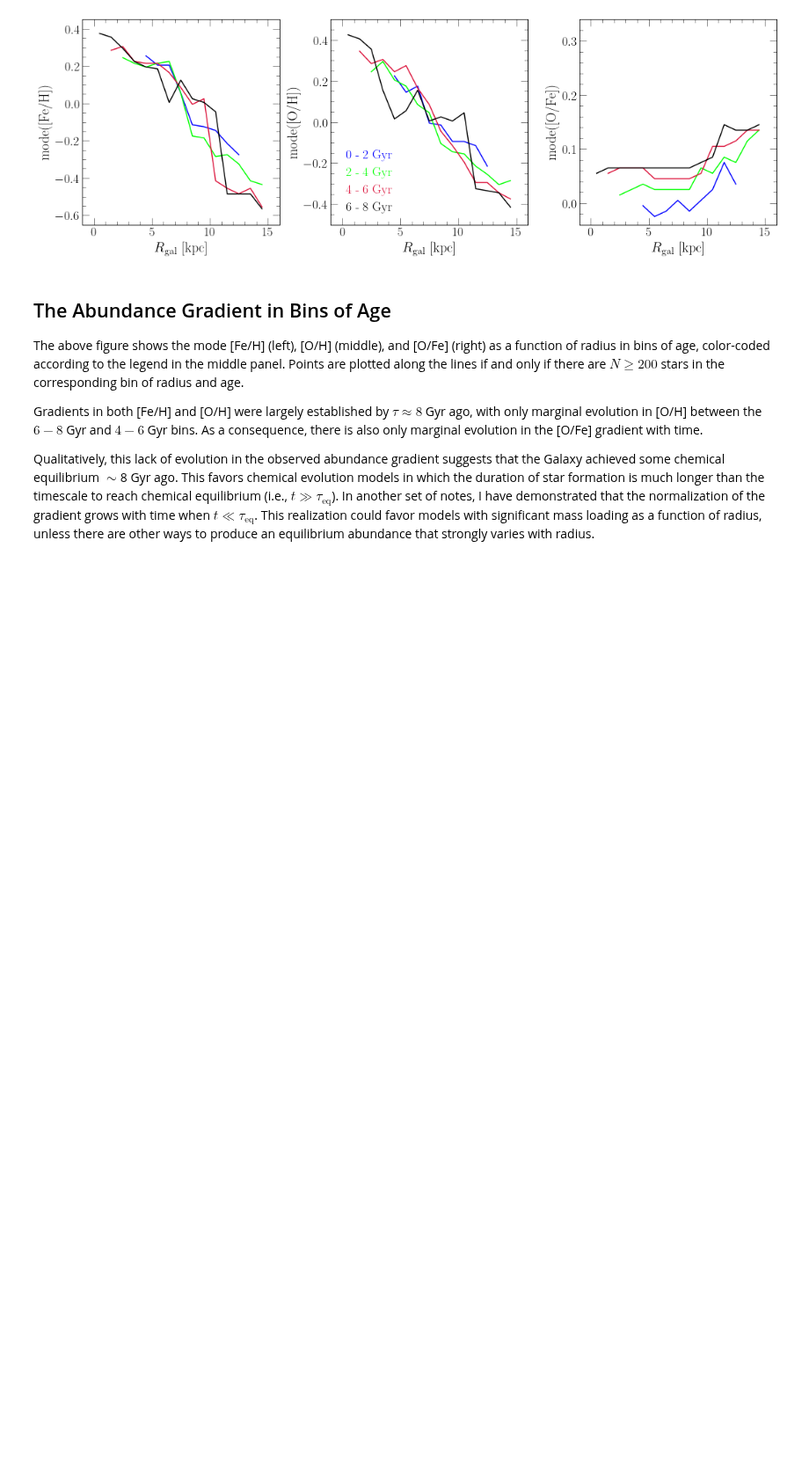
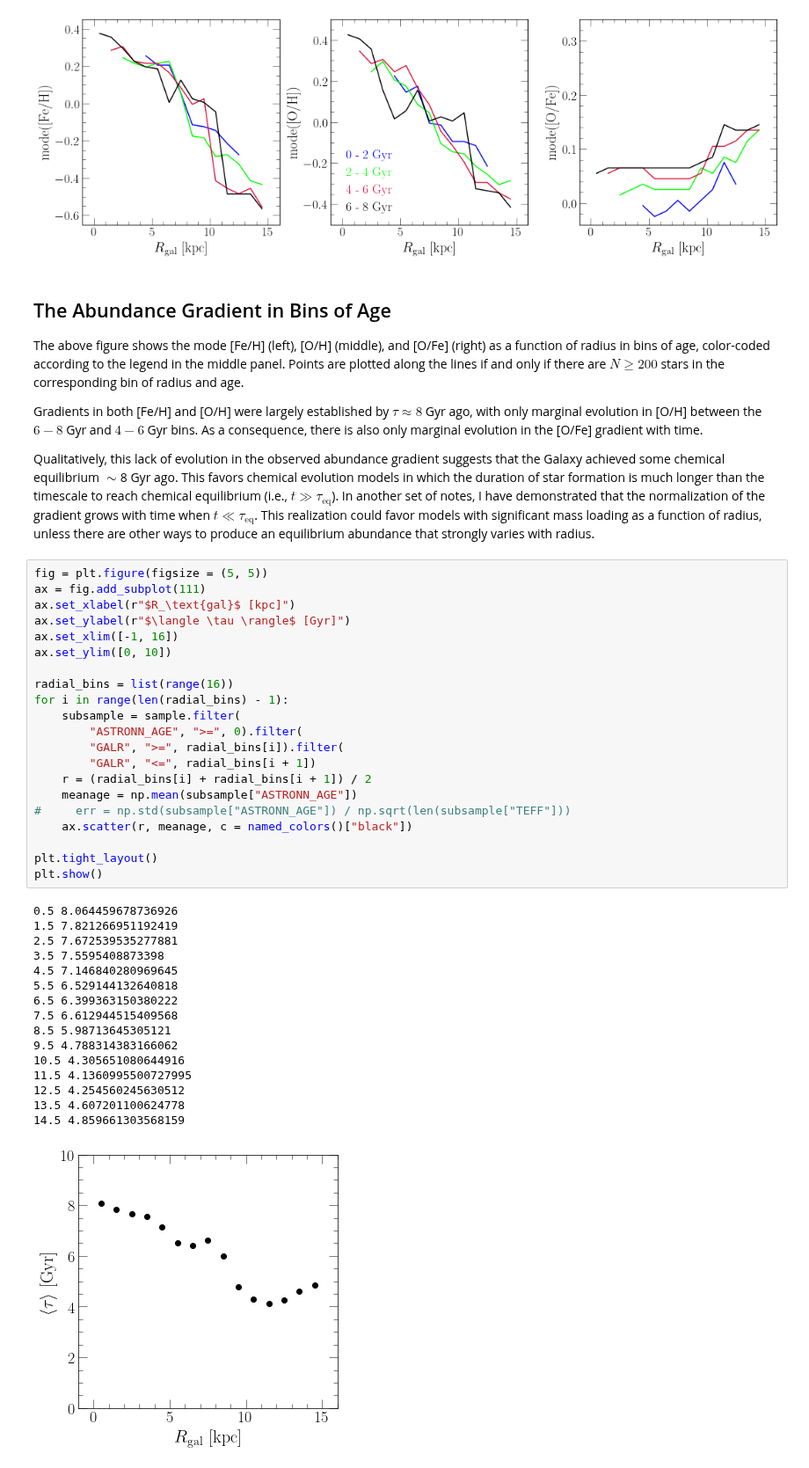
Before and after one commit to giganano/outflows, a Jupyter notebook: notebooks/apogee.ipynb, the cells around one changed output. Shown at 88% size. Drawn from its saved outputs; the diff is of its cells as text; blank space fills up the shorter version.

```diff
--- a/notebooks/apogee.ipynb
+++ b/notebooks/apogee.ipynb
@@ -227,3 +227,41 @@ The above figure shows the mode [Fe/H] (left), [O/H] (middle), and [O/Fe] (right
 Gradients in both [Fe/H] and [O/H] were largely established by $\tau \approx 8$ Gyr ago, with only marginal evolution in [O/H] between the $6 - 8$ Gyr and $4 - 6$ Gyr bins. As a consequence, there is also only marginal evolution in the [O/Fe] gradient with time.
 
 Qualitatively, this lack of evolution in the observed abundance gradient suggests that the Galaxy achieved some chemical equilibrium $\sim$8 Gyr ago. This favors chemical evolution models in which the duration of star formation is much longer than the timescale to reach chemical equilibrium (i.e., $t \gg \tau_\text{eq}$). In another set of notes, I have demonstrated that the normalization of the gradient grows with time when $t \ll \tau_\text{eq}$. This realization could favor models with significant mass loading as a function of radius, unless there are other ways to produce an equilibrium abundance that strongly varies with radius.
+# %%
+fig = plt.figure(figsize = (5, 5))
+ax = fig.add_subplot(111)
+ax.set_xlabel(r"$R_\text{gal}$ [kpc]")
+ax.set_ylabel(r"$\langle \tau \rangle$ [Gyr]")
+ax.set_xlim([-1, 16])
+ax.set_ylim([0, 10])
+
+radial_bins = list(range(16))
+for i in range(len(radial_bins) - 1):
+    subsample = sample.filter(
+        "ASTRONN_AGE", ">=", 0).filter(
+        "GALR", ">=", radial_bins[i]).filter(
+        "GALR", "<=", radial_bins[i + 1])
+    r = (radial_bins[i] + radial_bins[i + 1]) / 2
+    meanage = np.mean(subsample["ASTRONN_AGE"])
+#     err = np.std(subsample["ASTRONN_AGE"]) / np.sqrt(len(subsample["TEFF"]))
+    ax.scatter(r, meanage, c = named_colors()["black"])
+
+plt.tight_layout()
+plt.show()
+# %% [output]
+0.5 8.064459678736926
+1.5 7.821266951192419
+2.5 7.672539535277881
+3.5 7.5595408873398
+4.5 7.146840280969645
+5.5 6.529144132640818
+6.5 6.399363150380222
+7.5 6.612944515409568
+8.5 5.98713645305121
+9.5 4.788314383166062
+10.5 4.305651080644916
+11.5 4.1360995500727995
+12.5 4.254560245630512
+13.5 4.607201100624778
+14.5 4.859661303568159
+[figure, added]
```
Also changed, not shown: 4 other files.
